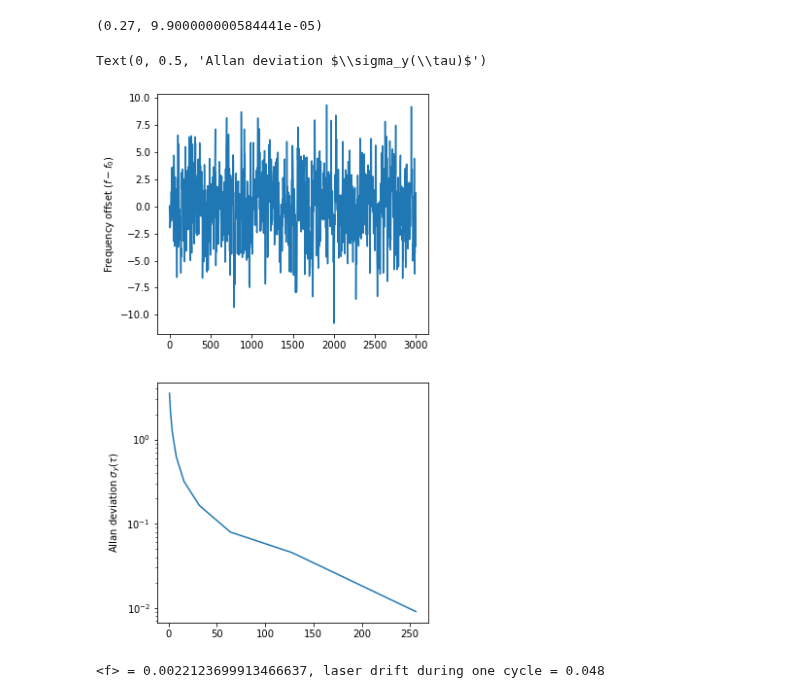
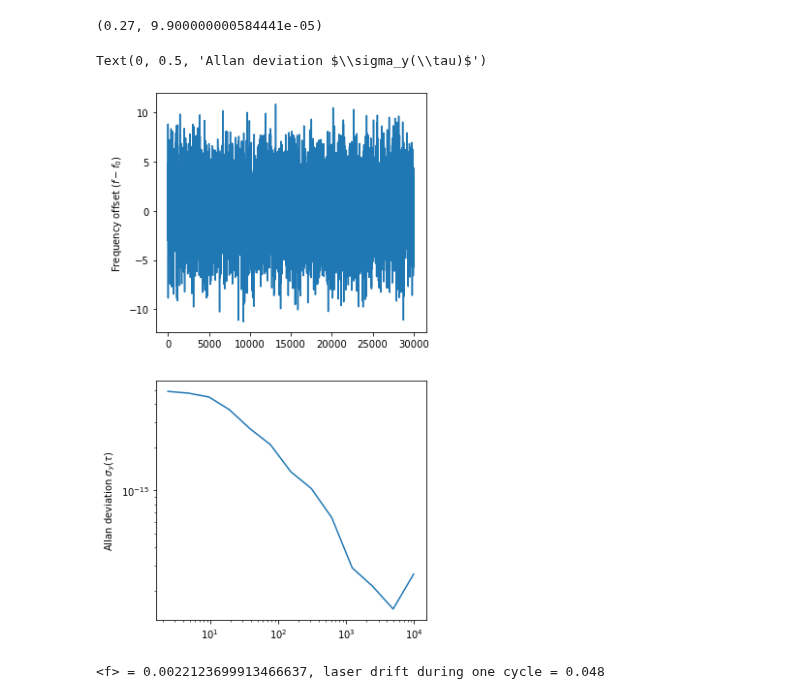
Before and after one commit to speug/srservosim, a Jupyter notebook: notebooks/servosimtests.ipynb, the cells around one changed output. Cells and saved outputs as stored; diff of their text form; code cells hidden in the pictures.

Commit message:
proper allantools args

```diff
--- a/notebooks/servosimtests.ipynb
+++ b/notebooks/servosimtests.ipynb
@@ -145,38 +145,40 @@ T_c = 2*tau_pi # s, single cycle length
 T_s = n_s * T_c
 initial_offset = 0 # Hz
 state_preparation = False
-max_tau = 3000 # s, max integration time
+max_tau = 30000 # s, max integration time
 n_c = 2 # number of cycles per correction
 laser_drift = 20e-3 # Hz/s
+f0 = 444779044095486.5 # Hz, Sr88 SRS
 t = np.arange(start=T_c, stop=max_tau, step=n_c*T_s)
 etas = np.zeros(len(t))
 d, step = np.linspace(-200, 200, 100000, retstep=True)
 kp, _, _ = k_p(lineshape, d, tau_pi)
 fwhm = FWHM(lineshape(d, tau_pi), d)
 p_X = 0.5 if state_preparation else 0.25
 g = -2 * p_X / kp # gain
 f = initial_offset
 for i in range(0, len(t)):
     tau = t[i]
     #print(f)
     p_B, f = sampling_cycle(f, T_s, n_m, fwhm/2., tau_pi=tau_pi, laser_drift=laser_drift)
     p_R, f = sampling_cycle(f, T_s, n_m, -fwhm/2., tau_pi=tau_pi, laser_drift=laser_drift)
     #print(f"p_R: {p_R}, p_B: {p_B}, without gain: {(p_B - p_R) / (p_B + p_R)}")
     etas[i] = f
     E = g * (p_B - p_R) / (p_B + p_R)
     #print(f"Current f offset: {f}; error signal: {E}")
     f = f + E
 
 fig, ax = plt.subplots(nrows=2, ncols=1, figsize=(5, 10))
 ax[0].plot(t, etas)
 ax[0].set_ylabel(r"Frequency offset ($f-f_0$)")
-(taus, adevs, errors, ns) = allantools.adev(etas)
+(taus, adevs, errors, ns) = allantools.adev(etas/f0, data_type='freq', rate=1./(T_s * n_c))
 ax[1].plot(taus, adevs)
 ax[1].set_yscale('log')
+ax[1].set_xscale('log')
 ax[1].set_ylabel(r"Allan deviation $\sigma_y(\tau)$")
 # %% [output]
 Text(0, 0.5, 'Allan deviation $\\sigma_y(\\tau)$')
-[figure, old version]
+[figure, new version]
 # %%
 plt.hist(etas)
 print(f"<f> = {np.mean(etas)}, laser drift during one cycle = {T_s * laser_drift * n_c}")
```
